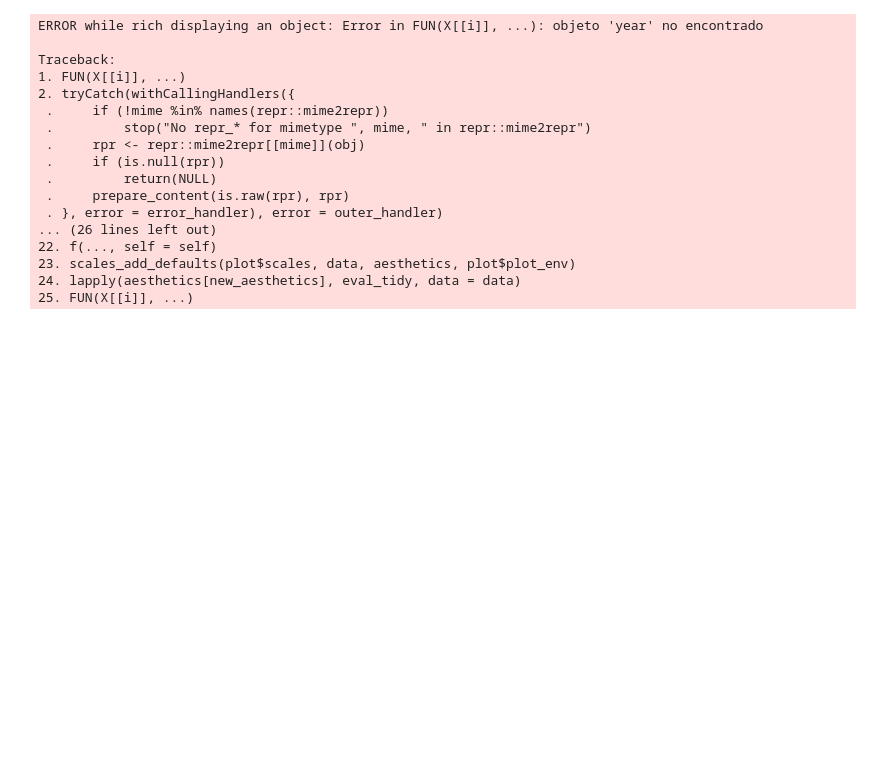
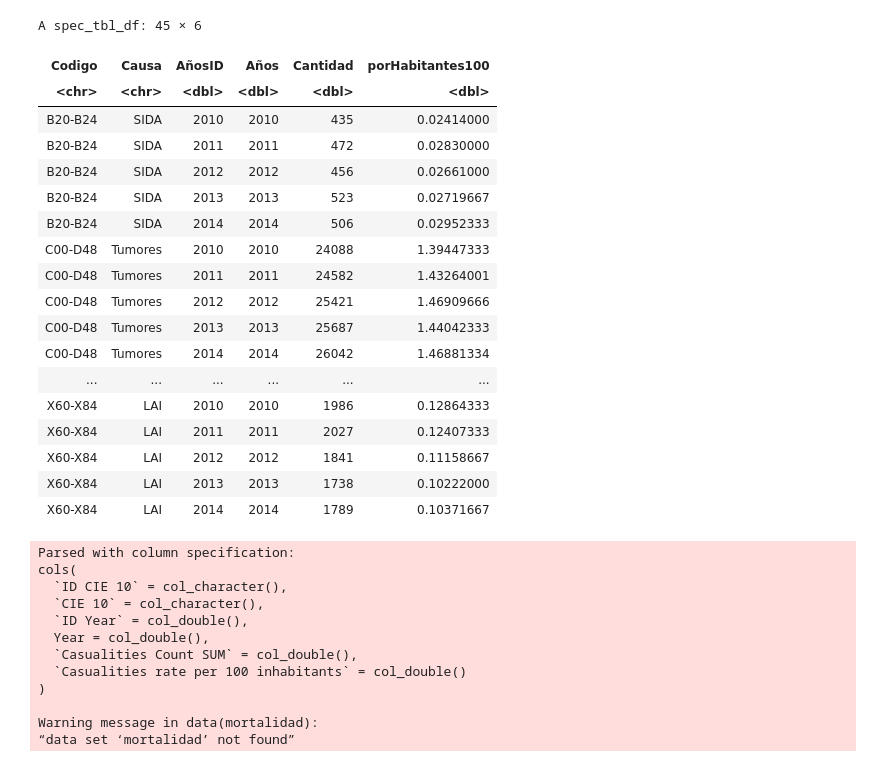
Before and after one commit to rafatorrealba/learningR, a Jupyter notebook: enfermedades.ipynb, the cells around one changed output. Saved outputs shown, nothing was run; the diff lists cells and outputs as text; code cells hidden in the pictures.

```diff
--- a/enfermedades.ipynb
+++ b/enfermedades.ipynb
@@ -28,23 +5,42 @@ A data.frame: 45 × 1
-# %%
- mortalidad_cl %>%
-    ggplot(aes(year, , label = a2002, color = edad)) +
-    geom_line()
-# %% [output]
-ERROR while rich displaying an object: Error in FUN(X[[i]], ...): objeto 'year' no encontrado
-
-Traceback:
-1. FUN(X[[i]], ...)
-2. tryCatch(withCallingHandlers({
- .     if (!mime %in% names(repr::mime2repr))
- .         stop("No repr_* for mimetype ", mime, " in repr::mime2repr")
- .     rpr <- repr::mime2repr[[mime]](obj)
- .     if (is.null(rpr))
- .         return(NULL)
- .     prepare_content(is.raw(rpr), rpr)
- . }, error = error_handler), error = outer_handler)
-... (26 lines left out)
-22. f(..., self = self)
-23. scales_add_defaults(plot$scales, data, aesthetics, plot$plot_env)
-24. lapply(aesthetics[new_aesthetics], eval_tidy, data = data)
-25. FUN(X[[i]], ...)
-[figure, removed]
+# %%
+mortalidad
+# %% [output]
+A spec_tbl_df: 45 × 6
+| Codigo | Causa | AñosID | Años | Cantidad | porHabitantes100 |
+| <chr> | <chr> | <dbl> | <dbl> | <dbl> | <dbl> |
+| B20-B24 | SIDA | 2010 | 2010 | 435 | 0.02414000 |
+| B20-B24 | SIDA | 2011 | 2011 | 472 | 0.02830000 |
+| B20-B24 | SIDA | 2012 | 2012 | 456 | 0.02661000 |
+| B20-B24 | SIDA | 2013 | 2013 | 523 | 0.02719667 |
+| B20-B24 | SIDA | 2014 | 2014 | 506 | 0.02952333 |
+| C00-D48 | Tumores | 2010 | 2010 | 24088 | 1.39447333 |
+| C00-D48 | Tumores | 2011 | 2011 | 24582 | 1.43264001 |
+| C00-D48 | Tumores | 2012 | 2012 | 25421 | 1.46909666 |
+| C00-D48 | Tumores | 2013 | 2013 | 25687 | 1.44042333 |
+| C00-D48 | Tumores | 2014 | 2014 | 26042 | 1.46881334 |
+| ... | ... | ... | ... | ... | ... |
+| X60-X84 | LAI | 2010 | 2010 | 1986 | 0.12864333 |
+| X60-X84 | LAI | 2011 | 2011 | 2027 | 0.12407333 |
+| X60-X84 | LAI | 2012 | 2012 | 1841 | 0.11158667 |
+| X60-X84 | LAI | 2013 | 2013 | 1738 | 0.10222000 |
+| X60-X84 | LAI | 2014 | 2014 | 1789 | 0.10371667 |
+# %%
+mortalidad <- read_csv("/home/rtorrealba/learningR/data/mortalidad_cl.csv")
+data(mortalidad)
+
+names (mortalidad) = c("Codigo", "Causa", "AñosID", "Años", "Cantidad", "porHabitantes100")
+mortalidad1 = mortalidad[,c("Causa", "Años", "Cantidad")]
+mortalidad2010 = mortalidad1[mortalidad1$Años==2010,]
+# %% [output]
+Parsed with column specification:
+cols(
+  `ID CIE 10` = col_character(),
+  `CIE 10` = col_character(),
+  `ID Year` = col_double(),
+  Year = col_double(),
+  `Casualities Count SUM` = col_double(),
+  `Casualities rate per 100 inhabitants` = col_double()
+)
+
+Warning message in data(mortalidad):
+“data set ‘mortalidad’ not found”
```
Also changed, not shown: parts of 5 cells of this notebook, 2 other files.
